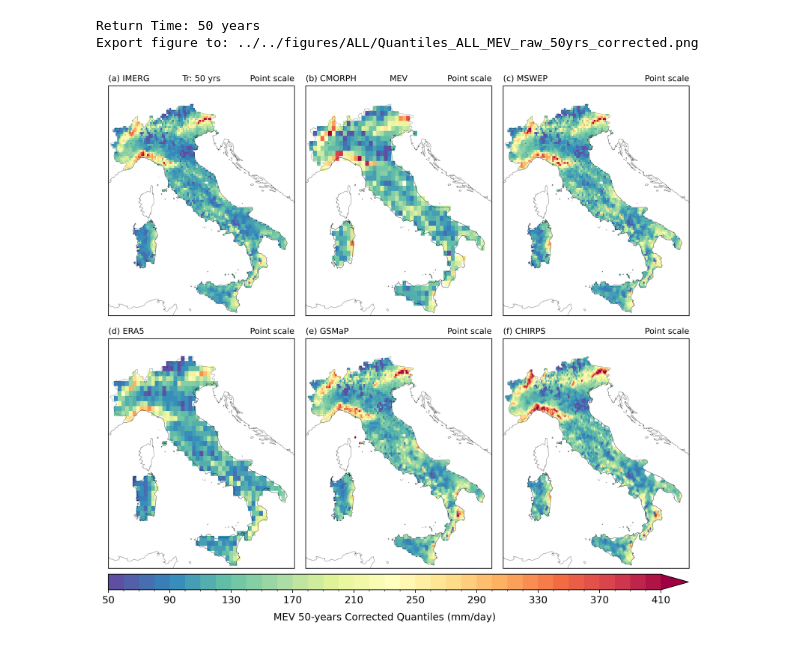
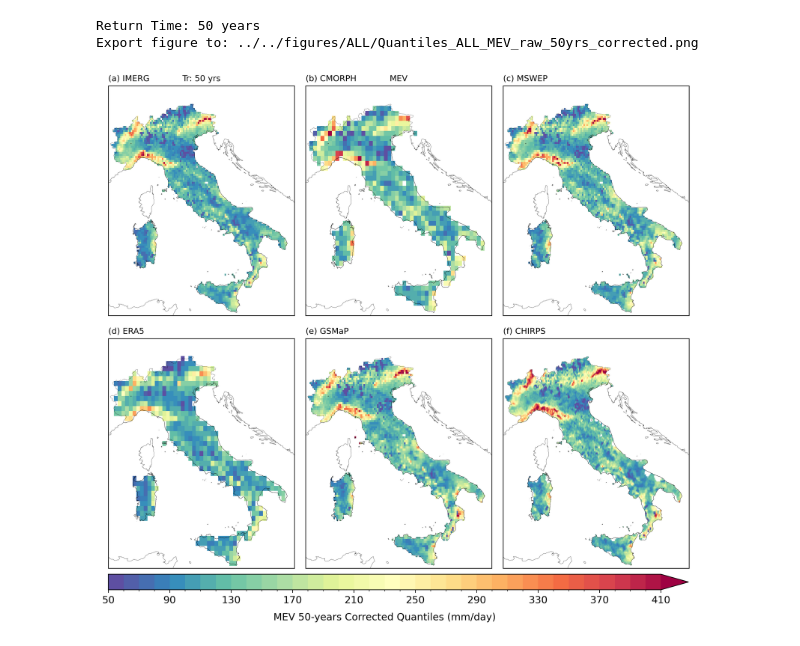
Before and after one commit to TeamExtremes/MEVD-downscaling, a Jupyter notebook: jupyter/Bias_correction/II_GEV_MEV.ipynb, the cells around one changed output. Saved outputs shown, nothing was run; the diff lists cells and outputs as text; code cells hidden in the pictures.

```diff
--- a/jupyter/Bias_correction/II_GEV_MEV.ipynb
+++ b/jupyter/Bias_correction/II_GEV_MEV.ipynb
@@ -202,37 +202,37 @@ a1 = axes[4].pcolormesh(lon2d_GS, lat2d_GS, MEV_GS[pos,:,:], cmap=Mev_cmap, norm
 # cbar.ax.tick_params(labelsize=6)
 
 a1 = axes[5].pcolormesh(lon2d_CH, lat2d_CH, MEV_CH[pos,:,:], cmap=Mev_cmap, norm=norm)
 # cbar = plt.colorbar(a1, ax=axes[5], fraction=0.056, pad=0.04)
 # cbar.ax.tick_params(labelsize=6)
 
 axes[0].set_title('(a) IMERG', fontsize=fonttitle, loc='left')
 axes[0].set_title(f'Tr: {Tr[pos]} yrs', fontsize=fonttitle, loc='center')
-axes[0].set_title(f'Point scale', fontsize=fonttitle, loc='right')
+# axes[0].set_title(f'Point scale', fontsize=fonttitle, loc='right')
 axes[1].set_title('(b) CMORPH', fontsize=fonttitle, loc='left')
 axes[1].set_title(f'MEV', fontsize=fonttitle, loc='center')
-axes[1].set_title(f'Point scale', fontsize=fonttitle, loc='right')
+# axes[1].set_title(f'Point scale', fontsize=fonttitle, loc='right')
 axes[2].set_title('(c) MSWEP', fontsize=fonttitle, loc='left')
-axes[2].set_title(f'Point scale', fontsize=fonttitle, loc='right')
+# axes[2].set_title(f'Point scale', fontsize=fonttitle, loc='right')
 axes[3].set_title('(d) ERA5', fontsize=fonttitle, loc='left')
-axes[3].set_title(f'Point scale', fontsize=fonttitle, loc='right')
+# axes[3].set_title(f'Point scale', fontsize=fonttitle, loc='right')
 axes[4].set_title('(e) GSMaP', fontsize=fonttitle, loc='left')
-axes[4].set_title(f'Point scale', fontsize=fonttitle, loc='right')
+# axes[4].set_title(f'Point scale', fontsize=fonttitle, loc='right')
 axes[5].set_title('(f) CHIRPS', fontsize=fonttitle, loc='left')
-axes[5].set_title(f'Point scale', fontsize=fonttitle, loc='right')
+# axes[5].set_title(f'Point scale', fontsize=fonttitle, loc='right')
 
 cbar_ax = fig.add_axes([0.057, 0.01, 0.885, 0.029]) # Horizontal
 cbar = fig.colorbar(a1, cax=cbar_ax, orientation='horizontal')
 cbar.ax.tick_params(labelsize=12)
 cbar.set_label(f"MEV {Tr[pos]}-years Corrected Quantiles (mm/day)", fontsize=12, labelpad=9)
 
 # ===========================================================================================================================================================================
 # ===========================================================================================================================================================================
 plt.subplots_adjust(left=0.05, bottom=0.05, right=0.95, top=0.95, wspace=0.01, hspace=0.1)
 
 salida = os.path.join('..','..','figures','ALL',f'Quantiles_ALL_MEV_raw_{Tr[pos]}yrs_corrected.png')
 print(f'Export figure to: {salida}')
 plt.savefig(salida,transparent = False,bbox_inches ='tight',pad_inches = 0.1, facecolor=None)
 # %% [output]
 Return Time: 50 years
 Export figure to: ../../figures/ALL/Quantiles_ALL_MEV_raw_50yrs_corrected.png
-[figure, old version]
+[figure, new version]
```
Also changed, not shown: parts of 1 cell of this notebook, 5 other files.
